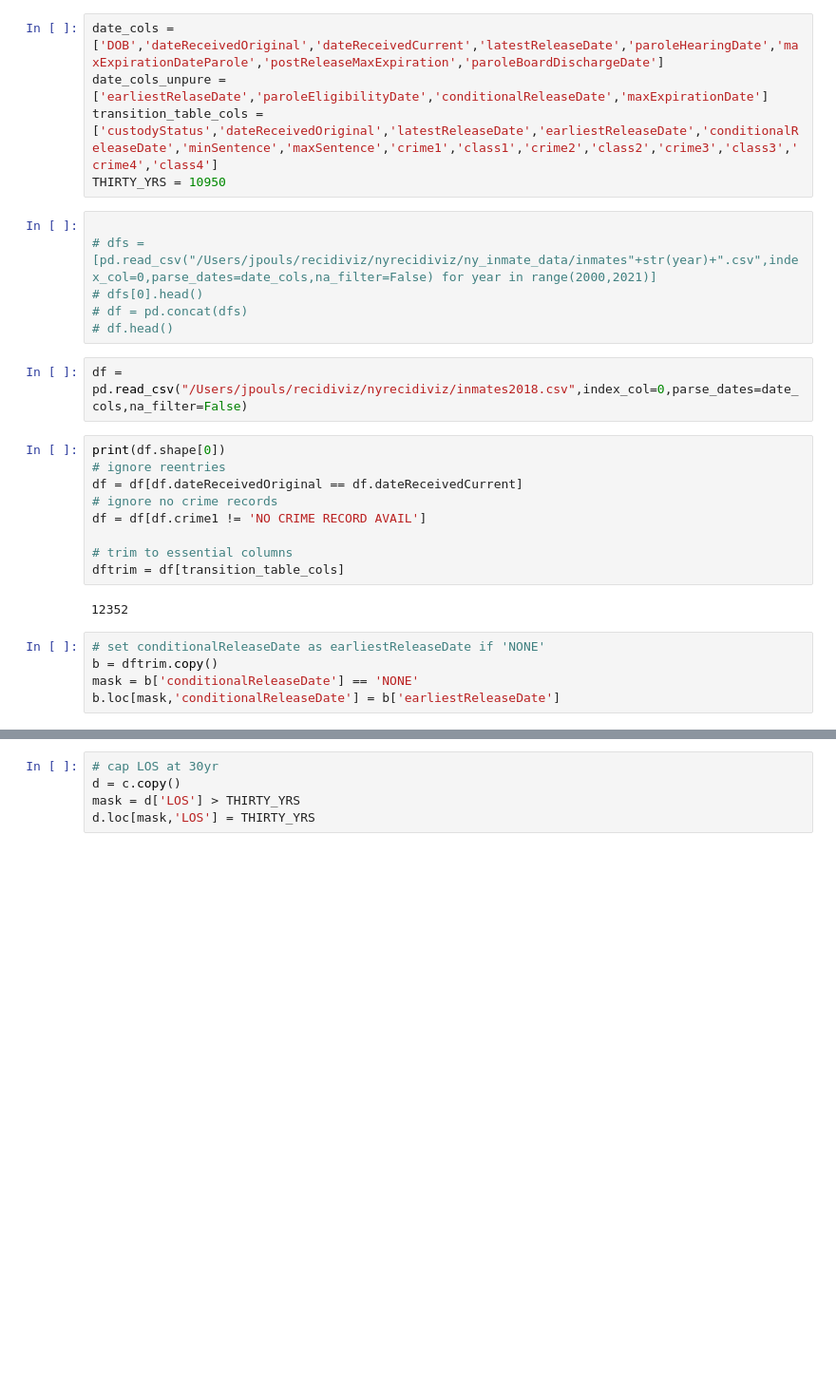
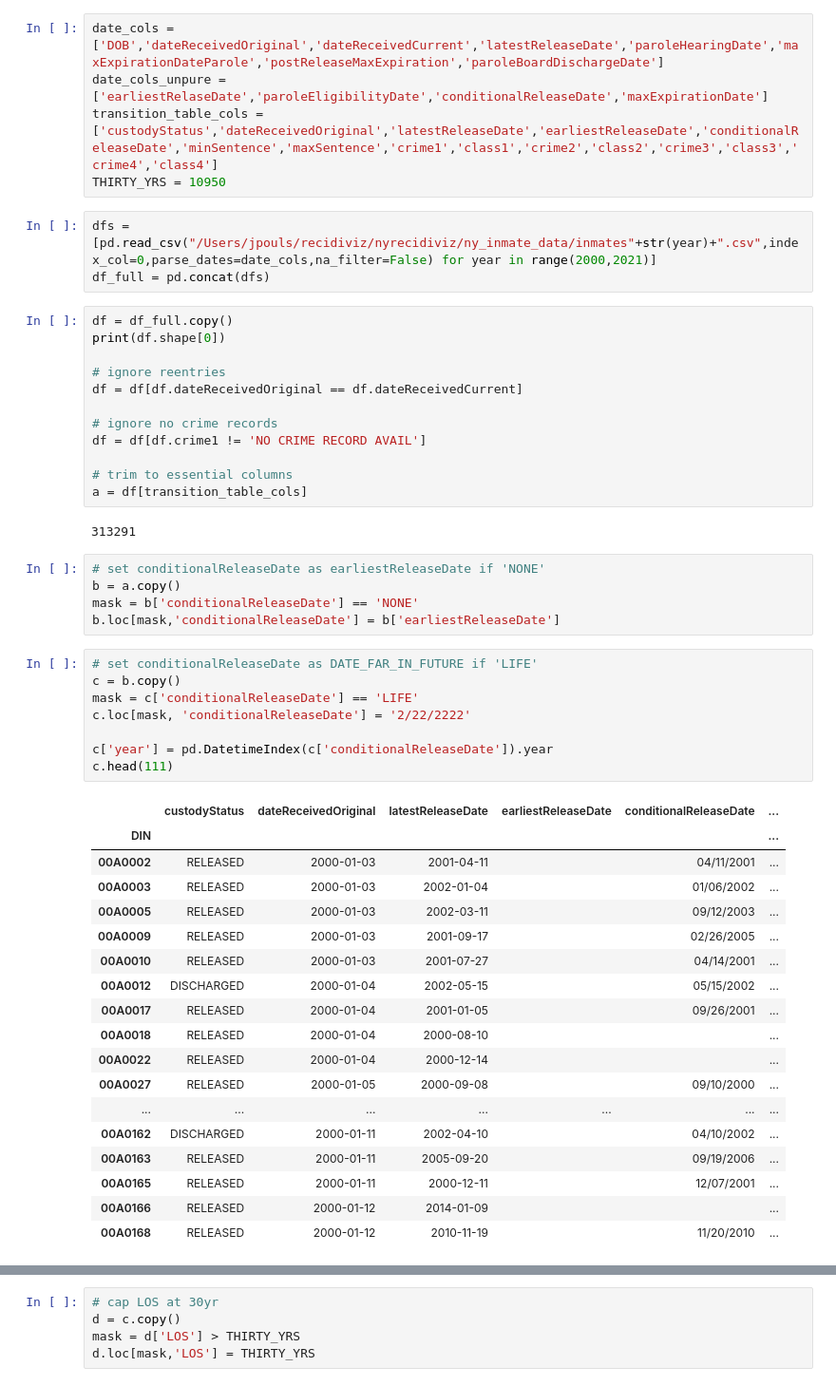
Before and after one commit to jazzPouls/nyrecidiviz, a Jupyter notebook: ny.ipynb, the cells around one changed output, grey strips where cells are left out. Shown at 95% size. Saved outputs shown, nothing was run; the diff lists cells and outputs as text; blank space fills up the shorter version.

Commit message:
full transitions 2000-2021 captured
manually reduced releaseDates over year 2200 to ~2100

```diff
--- a/ny.ipynb
+++ b/ny.ipynb
@@ -9,28 +10,53 @@ date_cols = ['DOB','dateReceivedOriginal','dateReceivedCurrent','latestReleaseDa
 date_cols_unpure = ['earliestRelaseDate','paroleEligibilityDate','conditionalReleaseDate','maxExpirationDate']
 transition_table_cols = ['custodyStatus','dateReceivedOriginal','latestReleaseDate','earliestReleaseDate','conditionalReleaseDate','minSentence','maxSentence','crime1','class1','crime2','class2','crime3','class3','crime4','class4']
 THIRTY_YRS = 10950
-# %%
-
-# dfs = [pd.read_csv("/Users/jpouls/recidiviz/nyrecidiviz/ny_inmate_data/inmates"+str(year)+".csv",index_col=0,parse_dates=date_cols,na_filter=False) for year in range(2000,2021)]
-# dfs[0].head()
-# df = pd.concat(dfs)
-# df.head()
-# %%
-df = pd.read_csv("/Users/jpouls/recidiviz/nyrecidiviz/inmates2018.csv",index_col=0,parse_dates=date_cols,na_filter=False)
+# %%
+dfs = [pd.read_csv("/Users/jpouls/recidiviz/nyrecidiviz/ny_inmate_data/inmates"+str(year)+".csv",index_col=0,parse_dates=date_cols,na_filter=False) for year in range(2000,2021)]
+df_full = pd.concat(dfs)
 # %%
+df = df_full.copy()
 print(df.shape[0])
+
 # ignore reentries
 df = df[df.dateReceivedOriginal == df.dateReceivedCurrent]
+
 # ignore no crime records
 df = df[df.crime1 != 'NO CRIME RECORD AVAIL']
 
 # trim to essential columns
-dftrim = df[transition_table_cols]
+a = df[transition_table_cols]
 # %% [output]
-12352
+313291
 # %%
 # set conditionalReleaseDate as earliestReleaseDate if 'NONE'
-b = dftrim.copy()
+b = a.copy()
 mask = b['conditionalReleaseDate'] == 'NONE'
 b.loc[mask,'conditionalReleaseDate'] = b['earliestReleaseDate']
+# %%
+# set conditionalReleaseDate as DATE_FAR_IN_FUTURE if 'LIFE'
+c = b.copy()
+mask = c['conditionalReleaseDate'] == 'LIFE'
+c.loc[mask, 'conditionalReleaseDate'] = '2/22/2222'
+
+c['year'] = pd.DatetimeIndex(c['conditionalReleaseDate']).year
+c.head(111)
+# %% [output]
+|  | custodyStatus | dateReceivedOriginal | latestReleaseDate | earliestReleaseDate | conditionalReleaseDate | ... |
+| DIN |  |  |  |  |  | ... |
+| 00A0002 | RELEASED | 2000-01-03 | 2001-04-11 |  | 04/11/2001 | ... |
+| 00A0003 | RELEASED | 2000-01-03 | 2002-01-04 |  | 01/06/2002 | ... |
+| 00A0005 | RELEASED | 2000-01-03 | 2002-03-11 |  | 09/12/2003 | ... |
+| 00A0009 | RELEASED | 2000-01-03 | 2001-09-17 |  | 02/26/2005 | ... |
+| 00A0010 | RELEASED | 2000-01-03 | 2001-07-27 |  | 04/14/2001 | ... |
+| 00A0012 | DISCHARGED | 2000-01-04 | 2002-05-15 |  | 05/15/2002 | ... |
+| 00A0017 | RELEASED | 2000-01-04 | 2001-01-05 |  | 09/26/2001 | ... |
+| 00A0018 | RELEASED | 2000-01-04 | 2000-08-10 |  |  | ... |
+| 00A0022 | RELEASED | 2000-01-04 | 2000-12-14 |  |  | ... |
+| 00A0027 | RELEASED | 2000-01-05 | 2000-09-08 |  | 09/10/2000 | ... |
+| ... | ... | ... | ... | ... | ... | ... |
+| 00A0162 | DISCHARGED | 2000-01-11 | 2002-04-10 |  | 04/10/2002 | ... |
+| 00A0163 | RELEASED | 2000-01-11 | 2005-09-20 |  | 09/19/2006 | ... |
+| 00A0165 | RELEASED | 2000-01-11 | 2000-12-11 |  | 12/07/2001 | ... |
+| 00A0166 | RELEASED | 2000-01-12 | 2014-01-09 |  |  | ... |
+| 00A0168 | RELEASED | 2000-01-12 | 2010-11-19 |  | 11/20/2010 | ... |
 # %%
```
Also changed, not shown: parts of 6 cells of this notebook, 15 other files.
